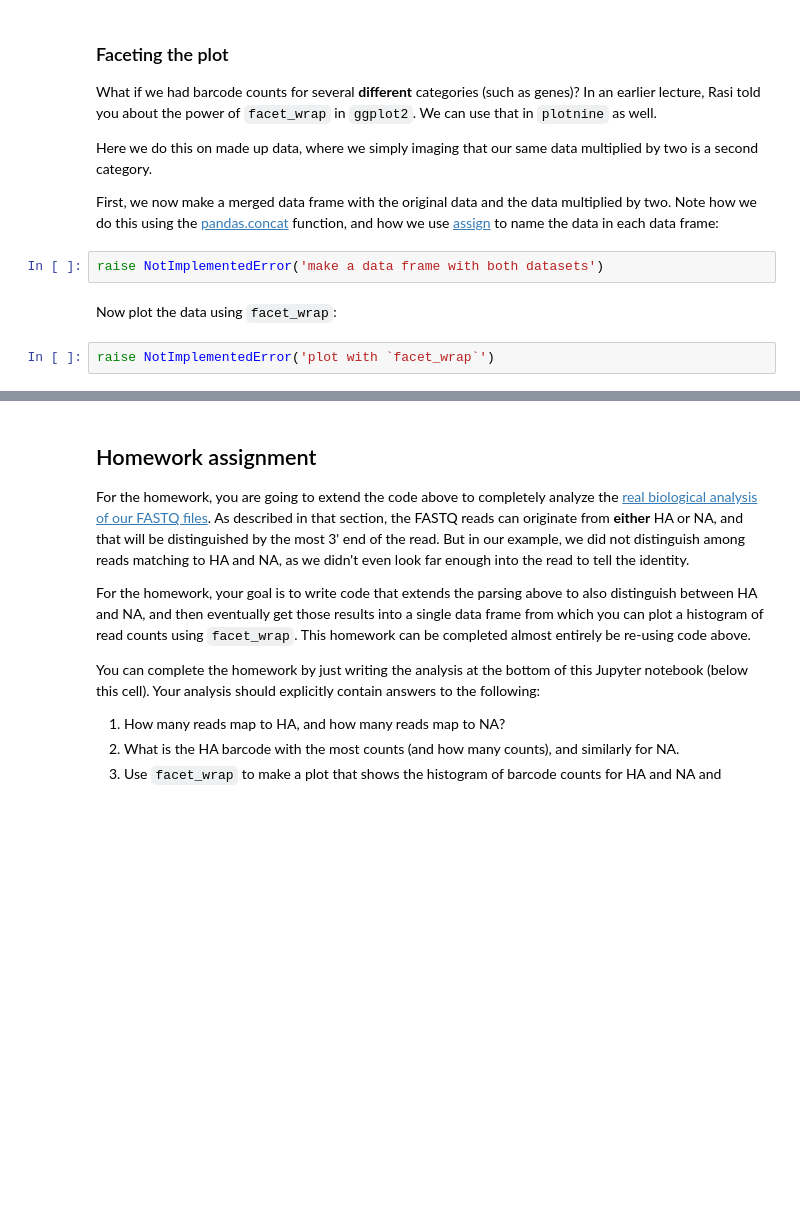
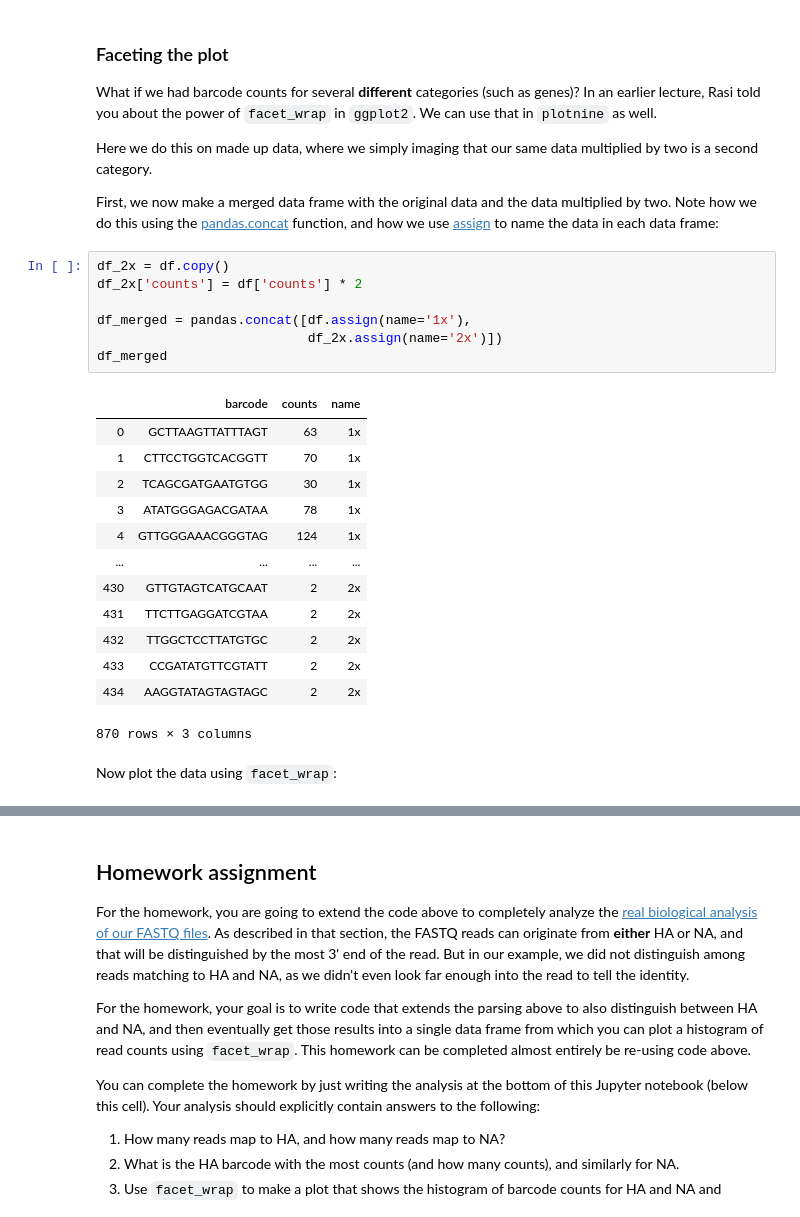
Before and after one commit to fredhutchio/tfcb_2019, a Jupyter notebook: lectures/lecture14/lecture14.ipynb, the cells around one changed output, grey strips where cells are left out. Cells and saved outputs as stored; diff of their text form; blank space fills up the shorter version.

```diff
--- a/lectures/lecture14/lecture14.ipynb
+++ b/lectures/lecture14/lecture14.ipynb
@@ -451,9 +552,26 @@ Here we do this on made up data, where we simply imaging that our same data mult
 
 First, we now make a merged data frame with the original data and the data multiplied by two.
 Note how we do this using the [pandas.concat](https://pandas.pydata.org/pandas-docs/stable/reference/api/pandas.concat.html) function, and how we use [assign](https://pandas.pydata.org/pandas-docs/stable/reference/api/pandas.DataFrame.assign.html) to name the data in each data frame:
-# %%
-raise NotImplementedError('make a data frame with both datasets')
+# %%
+df_2x = df.copy()
+df_2x['counts'] = df['counts'] * 2
+
+df_merged = pandas.concat([df.assign(name='1x'),
+                           df_2x.assign(name='2x')])
+df_merged
+# %% [output]
+|  | barcode | counts | name |
+| 0 | GCTTAAGTTATTTAGT | 63 | 1x |
+| 1 | CTTCCTGGTCACGGTT | 70 | 1x |
+| 2 | TCAGCGATGAATGTGG | 30 | 1x |
+| 3 | ATATGGGAGACGATAA | 78 | 1x |
+| 4 | GTTGGGAAACGGGTAG | 124 | 1x |
+| ... | ... | ... | ... |
+| 430 | GTTGTAGTCATGCAAT | 2 | 2x |
+| 431 | TTCTTGAGGATCGTAA | 2 | 2x |
+| 432 | TTGGCTCCTTATGTGC | 2 | 2x |
+| 433 | CCGATATGTTCGTATT | 2 | 2x |
+| 434 | AAGGTATAGTAGTAGC | 2 | 2x |
+870 rows × 3 columns
 # %% [markdown]
 Now plot the data using `facet_wrap`:
-# %%
-raise NotImplementedError('plot with `facet_wrap`')
```
Also changed, not shown: parts of 23 cells of this notebook, 1 other file.
